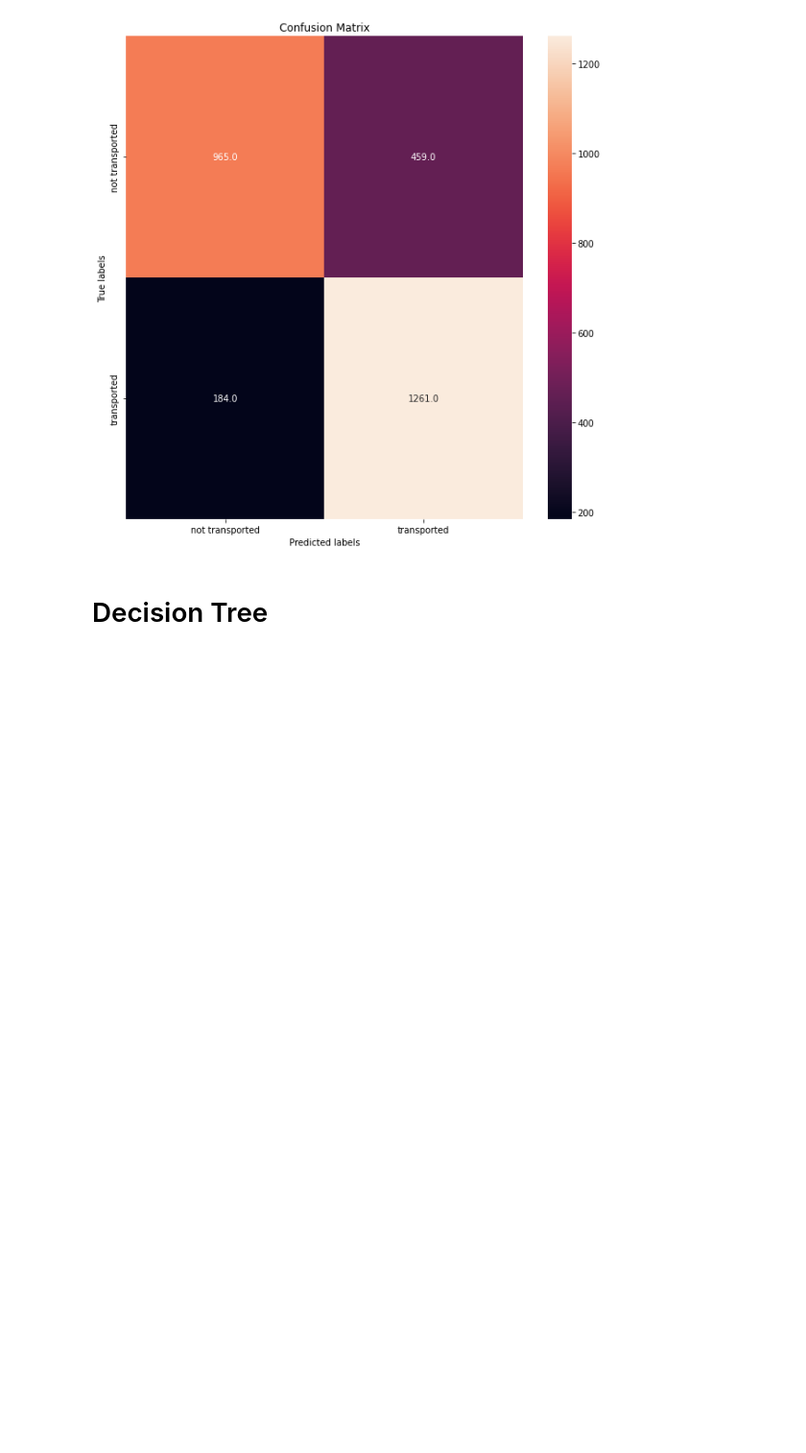
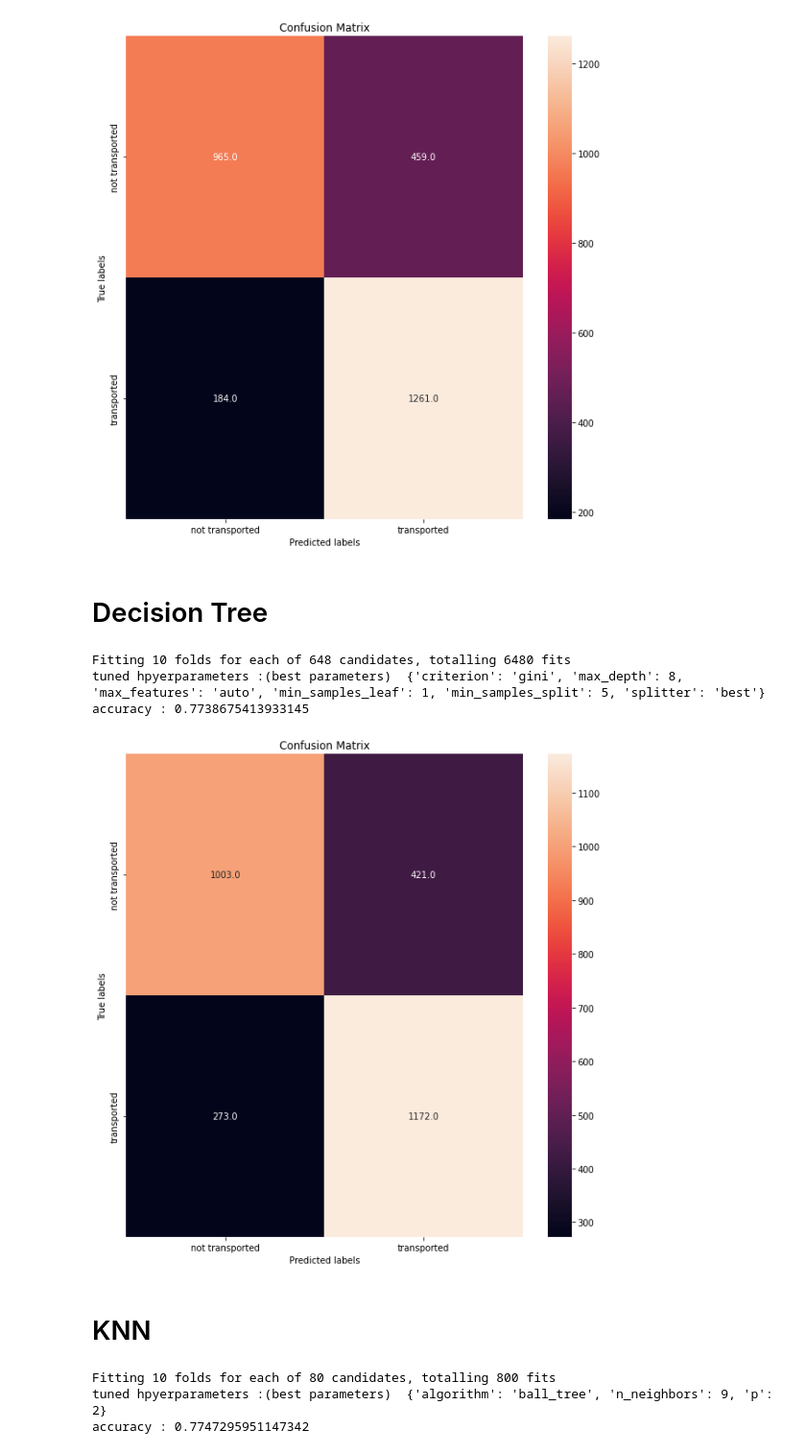
Before and after one commit to taaha/Classification-Spaceship-Titanic, a Jupyter notebook: classification-spaceship-titanic.ipynb, the cells around one changed output. Shown at 96% size. Saved outputs shown, nothing was run; the diff lists cells and outputs as text; code cells hidden in the pictures; blank space fills up the shorter version.

```diff
--- a/classification-spaceship-titanic.ipynb
+++ b/classification-spaceship-titanic.ipynb
@@ -673,3 +673,48 @@ plot_confusion_matrix(y_test,yhat)
 [figure]
 # %% [markdown]
 # Decision Tree
+# %%
+from sklearn.tree import DecisionTreeClassifier
+
+parameters = {'criterion': ['gini', 'entropy'],
+     'splitter': ['best', 'random'],
+     'max_depth': [2*n for n in range(1,10)],
+     'max_features': ['auto', 'sqrt'],
+     'min_samples_leaf': [1, 2, 4],
+     'min_samples_split': [2, 5, 10]}
+
+tree = DecisionTreeClassifier()
+tree_cv = GridSearchCV(tree, parameters, cv=10, verbose=1)
+tree_cv.fit(X_train,y_train)
+
+print("tuned hpyerparameters :(best parameters) ",tree_cv.best_params_)
+print("accuracy :",tree_cv.best_score_)
+# %% [output]
+Fitting 10 folds for each of 648 candidates, totalling 6480 fits
+tuned hpyerparameters :(best parameters)  {'criterion': 'gini', 'max_depth': 8, 'max_features': 'auto', 'min_samples_leaf': 1, 'min_samples_split': 5, 'splitter': 'best'}
+accuracy : 0.7738675413933145
+# %%
+tree_cv.score(X_test,y_test)
+yhat = tree_cv.predict(X_test)
+plot_confusion_matrix(y_test,yhat)
+# %% [output]
+[figure, added]
+# %% [markdown]
+# KNN
+# %%
+from sklearn.neighbors import KNeighborsClassifier
+
+parameters = {'n_neighbors': [1, 2, 3, 4, 5, 6, 7, 8, 9, 10],
+              'algorithm': ['auto', 'ball_tree', 'kd_tree', 'brute'],
+              'p': [1,2]}
+
+KNN = KNeighborsClassifier()
+knn_cv = GridSearchCV(KNN, parameters, cv=10, verbose=1)
+knn_cv.fit(X_train,y_train)
+
+print("tuned hpyerparameters :(best parameters) ",knn_cv.best_params_)
+print("accuracy :",knn_cv.best_score_)
+# %% [output]
+Fitting 10 folds for each of 80 candidates, totalling 800 fits
+tuned hpyerparameters :(best parameters)  {'algorithm': 'ball_tree', 'n_neighbors': 9, 'p': 2}
+accuracy : 0.7747295951147342
```
Also changed, not shown: parts of 1 cell of this notebook.
